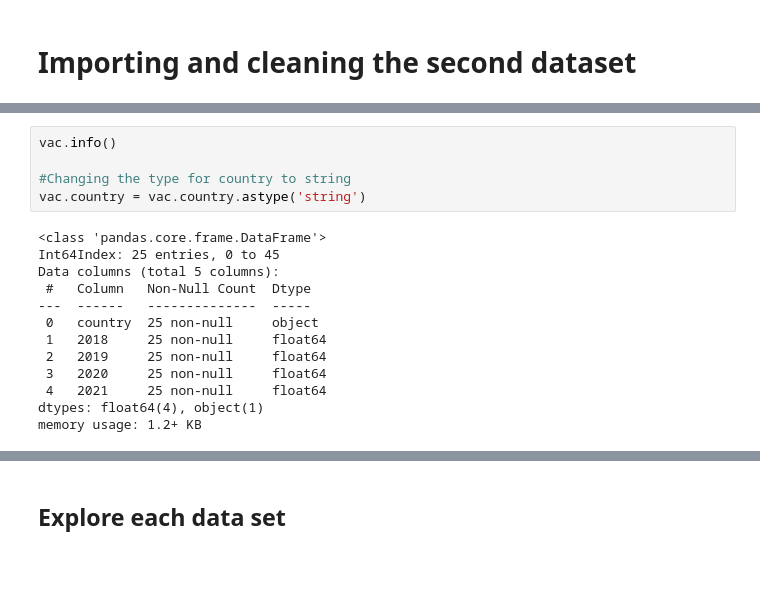
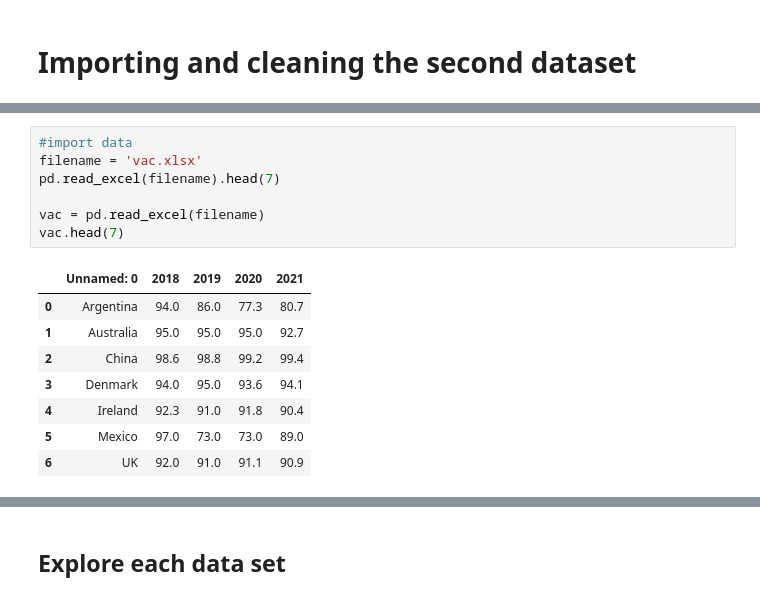
Before and after one commit to NumEconCopenhagen/projects-2023-n-m, a Jupyter notebook: dataproject/dataproject.ipynb, the cells around one changed output, grey strips where cells are left out. Drawn from its saved outputs; the diff is of its cells as text; blank space fills up the shorter version.

```diff
--- a/dataproject/dataproject.ipynb
+++ b/dataproject/dataproject.ipynb
@@ -227,18 +129,16 @@ year country   2018   2019   2020   2021
-# %%
-vac.info()
-
-#Changing the type for country to string
-vac.country = vac.country.astype('string')
-# %% [output]
-<class 'pandas.core.frame.DataFrame'>
-Int64Index: 25 entries, 0 to 45
-Data columns (total 5 columns):
- #   Column   Non-Null Count  Dtype
----  ------   --------------  -----
- 0   country  25 non-null     object
- 1   2018     25 non-null     float64
- 2   2019     25 non-null     float64
- 3   2020     25 non-null     float64
- 4   2021     25 non-null     float64
-dtypes: float64(4), object(1)
-memory usage: 1.2+ KB
+# %%
+#import data
+filename = 'vac.xlsx'
+pd.read_excel(filename).head(7)
+
+vac = pd.read_excel(filename)
+vac.head(7)
+# %% [output]
+|  | Unnamed: 0 | 2018 | 2019 | 2020 | 2021 |
+| 0 | Argentina | 94.0 | 86.0 | 77.3 | 80.7 |
+| 1 | Australia | 95.0 | 95.0 | 95.0 | 92.7 |
+| 2 | China | 98.6 | 98.8 | 99.2 | 99.4 |
+| 3 | Denmark | 94.0 | 95.0 | 93.6 | 94.1 |
+| 4 | Ireland | 92.3 | 91.0 | 91.8 | 90.4 |
+| 5 | Mexico | 97.0 | 73.0 | 73.0 | 89.0 |
+| 6 | UK | 92.0 | 91.0 | 91.1 | 90.9 |
```
Also changed, not shown: parts of 20 cells of this notebook.
